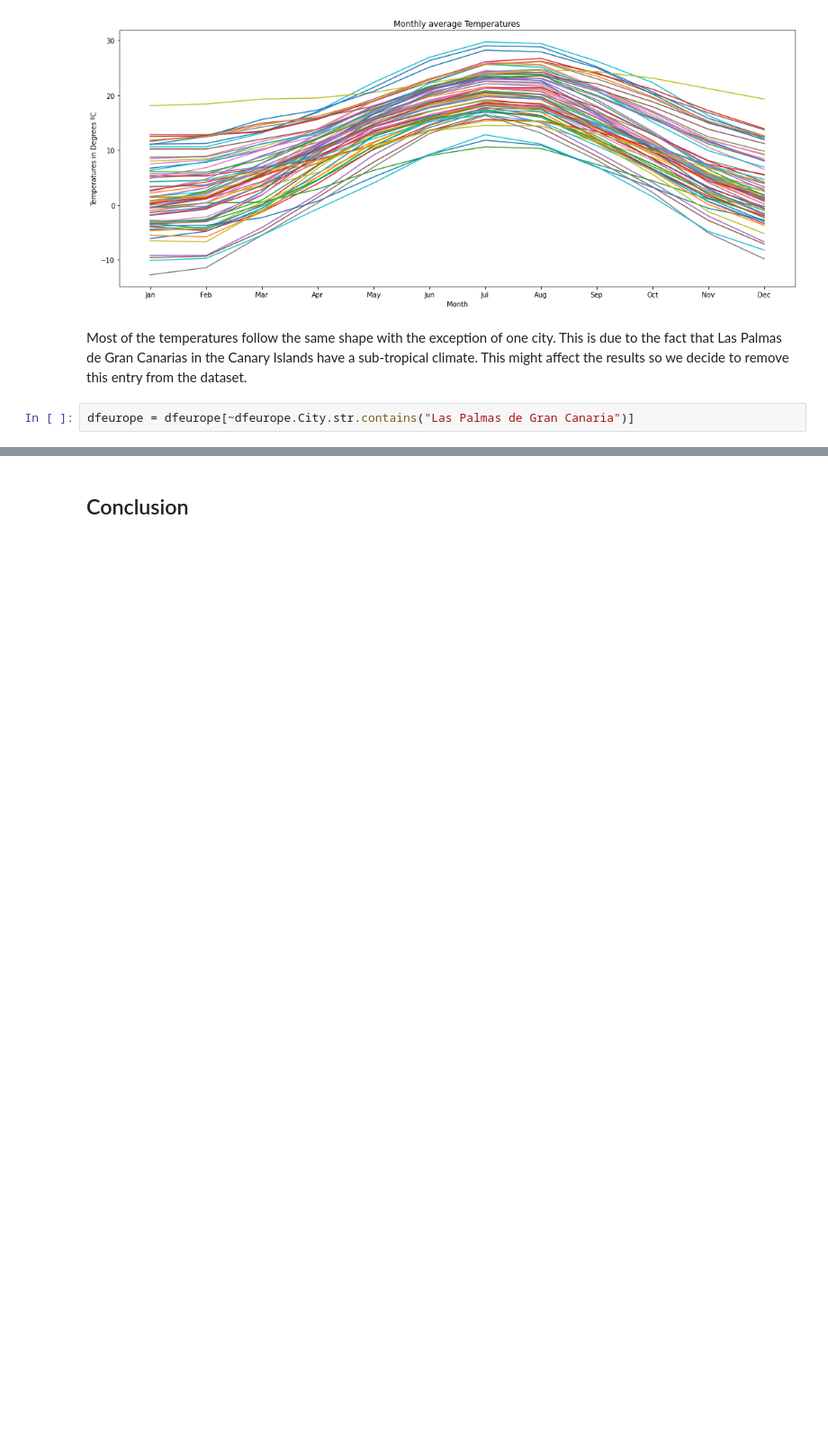
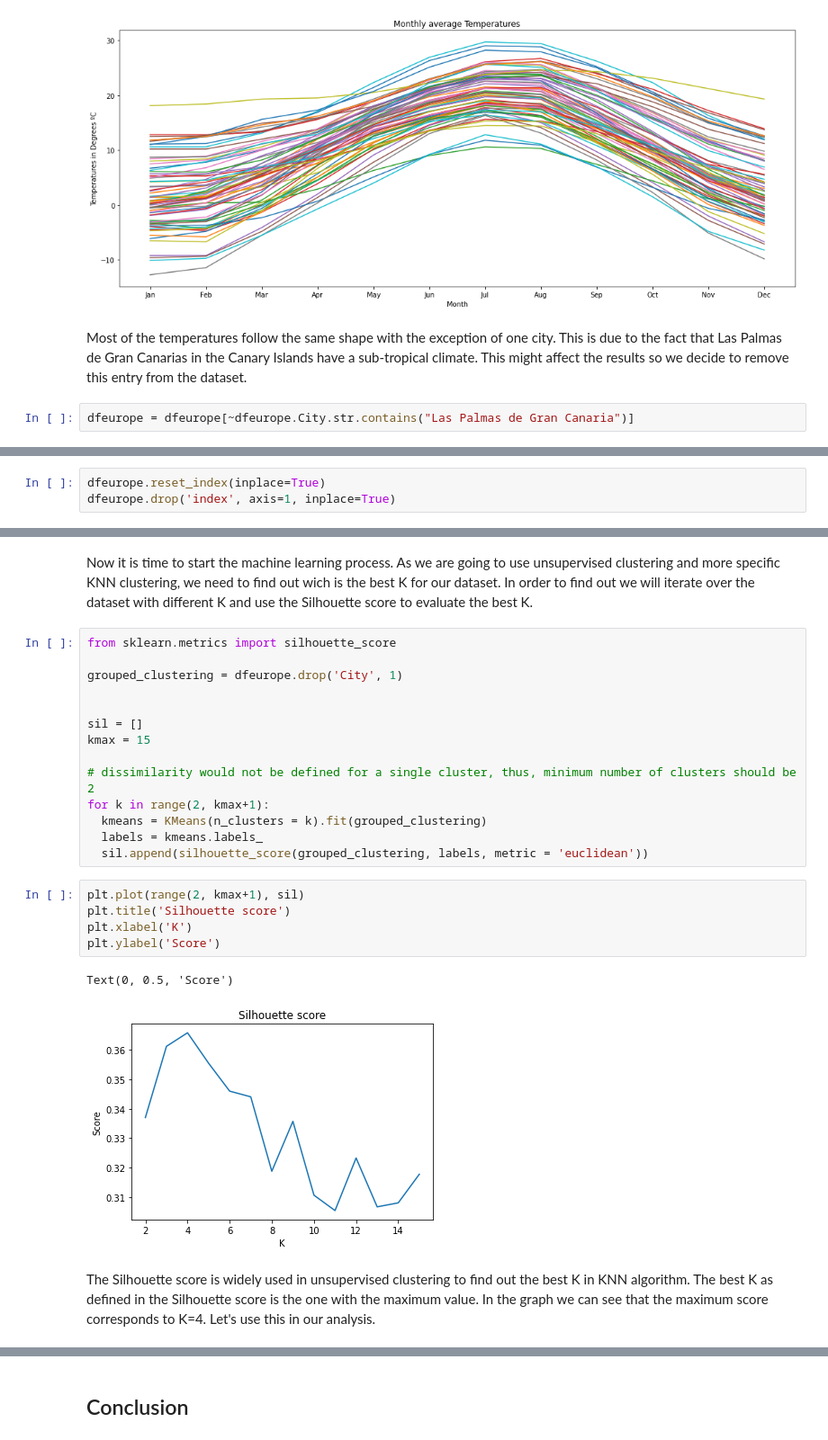
Before and after one commit to RamiroMF/Coursera_Capstone, a Jupyter notebook: festivals_and_temperature/report/report.ipynb, the cells around one changed output, grey strips where cells are left out. Shown at 90% size. Cells and saved outputs as stored; diff of their text form; blank space fills up the shorter version.

```diff
--- a/festivals_and_temperature/report/report.ipynb
+++ b/festivals_and_temperature/report/report.ipynb
@@ -205,0 +206,3 @@ Now it is time to start the machine learning process.
+# %%
+dfeurope.reset_index(inplace=True)
+dfeurope.drop('index', axis=1, inplace=True)
@@ -205,0 +225,26 @@ Now it is time to start the machine learning process.
+# %% [markdown]
+Now it is time to start the machine learning process. As we are going to use unsupervised clustering and more specific KNN clustering, we need to find out wich is the best K for our dataset. In order to find out we will iterate over the dataset with different K and use the Silhouette score to evaluate the best K.
+# %%
+from sklearn.metrics import silhouette_score
+
+grouped_clustering = dfeurope.drop('City', 1)
+
+
+sil = []
+kmax = 15
+
+# dissimilarity would not be defined for a single cluster, thus, minimum number of clusters should be 2
+for k in range(2, kmax+1):
+  kmeans = KMeans(n_clusters = k).fit(grouped_clustering)
+  labels = kmeans.labels_
+  sil.append(silhouette_score(grouped_clustering, labels, metric = 'euclidean'))
+# %%
+plt.plot(range(2, kmax+1), sil)
+plt.title('Silhouette score')
+plt.xlabel('K')
+plt.ylabel('Score')
+# %% [output]
+Text(0, 0.5, 'Score')
+[figure, added]
+# %% [markdown]
+The Silhouette score is widely used in unsupervised clustering to find out the best K in KNN algorithm. The best K as defined in the Silhouette score is the one with the maximum value. In the graph we can see that the maximum score corresponds to K=4. Let's use this in our analysis.
```
Also changed, not shown: parts of 33 cells of this notebook, 1 other file.
